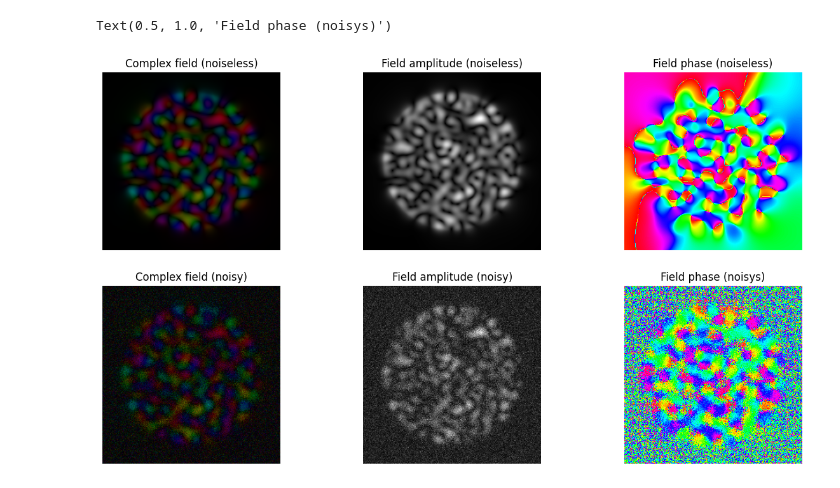
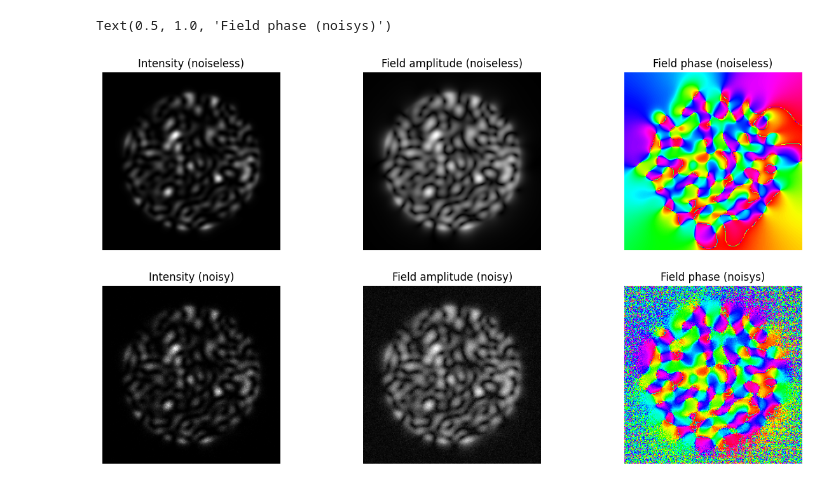
Before and after one commit to jysru/MMF_LP_modes, a Jupyter notebook: notebooks/speckle_noise.ipynb, the cells around one changed output. Cells and saved outputs as stored; diff of their text form; code cells hidden in the pictures.

```diff
--- a/notebooks/speckle_noise.ipynb
+++ b/notebooks/speckle_noise.ipynb
@@ -25,15 +18,8 @@ def simple_complex_imshow(complex_array: np.ndarray,
 # %%
-fiber_type = 'step' # 'grin' or 'step'
 grid_settings: dict = {'pixel_size': 0.25e-6, 'pixel_numbers': (256, 256)}
 fiber_settings: dict = {'radius': 25e-6, 'wavelength': 1064e-9, 'n1': 1.465, 'n2': 1.45}
 
 grid = Grid(**grid_settings)
-if fiber_type.lower() in ['grin']:
-    fiber = GrinFiber(**fiber_settings)
-elif fiber_type.lower() in ['step', 'si']:
-    fiber = StepIndexFiber(**fiber_settings)
-else:
-    raise ValueError(f"Unknown fiber type.")
-print(fiber)
+fiber = StepIndexFiber(**fiber_settings)
 
 fiber.compute_modes_fields(grid)
@@ -73,42 +32,46 @@ speckle.compose()
 field = speckle.field
 field /= np.max(np.abs(field))
 # %%
-noisy_field = field + 0.2 / np.sqrt(2) * ((2 * np.random.rand(*field.shape) - 1) + 1j * (2 * np.random.rand(*field.shape) - 1))
+def complex_gaussian_noise(shape, sigma):
+    return (np.random.randn(*shape) + 1j * np.random.randn(*shape)) * (sigma / np.sqrt(2))
 
-noisy_field = field + 0.2 / np.sqrt(2) * ((np.random.randn(*field.shape)) + 1j * (np.random.randn(*field.shape)))
+noise = complex_gaussian_noise(field.shape, 0.05)
+noisy_field = field + noise
 
+intensity = np.square(np.abs(field))
+noisy_intensity = np.square(np.abs(noisy_field))
 
 plt.figure(figsize=(15, 8))
 
 plt.subplot(2, 3, 1)
-plt.imshow(complex_to_hsv(field))
+plt.imshow(intensity, cmap='gray')
 plt.axis('off')
-plt.title("Complex field (noiseless)")
+plt.title("Intensity (noiseless)")
 
 plt.subplot(2, 3, 2)
 plt.imshow(np.abs(field), cmap='gray')
 plt.axis('off')
 plt.title("Field amplitude (noiseless)")
 
 plt.subplot(2, 3, 3)
 plt.imshow(np.angle(field), cmap='hsv')
 plt.axis('off')
 plt.title("Field phase (noiseless)")
 
 plt.subplot(2, 3, 4)
-plt.imshow(complex_to_hsv(noisy_field))
+plt.imshow(noisy_intensity, cmap='gray')
 plt.axis('off')
-plt.title("Complex field (noisy)")
+plt.title("Intensity (noisy)")
 
 plt.subplot(2, 3, 5)
 plt.imshow(np.abs(noisy_field), cmap='gray')
 plt.axis('off')
 plt.title("Field amplitude (noisy)")
 
 plt.subplot(2, 3, 6)
 plt.imshow(np.angle(noisy_field), cmap='hsv')
 plt.axis('off')
 plt.title("Field phase (noisys)")
 # %% [output]
 Text(0.5, 1.0, 'Field phase (noisys)')
-[figure, old version]
+[figure, new version]
```
Also changed, not shown: parts of 10 cells of this notebook.
